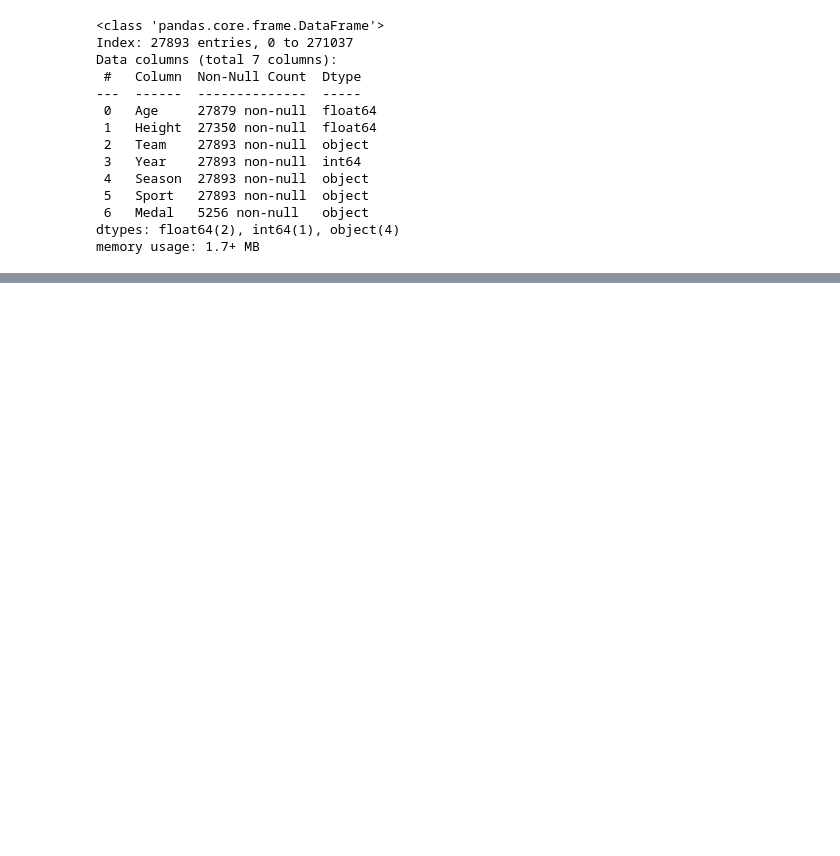
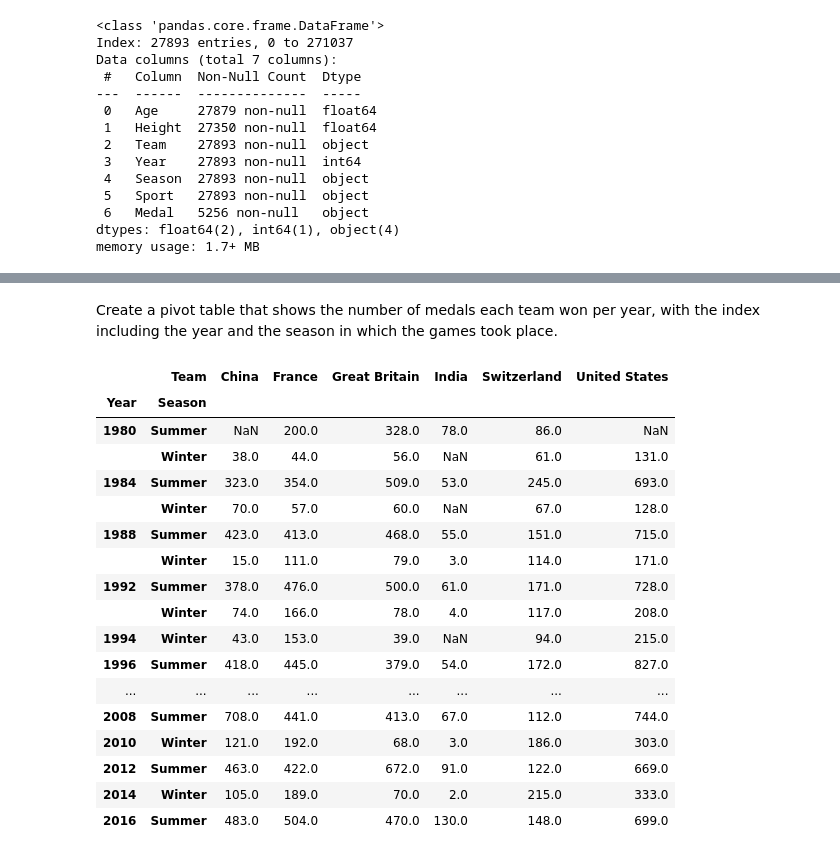
Before and after one commit to valatwork/excel-with-python-and-r, a Jupyter notebook: project/008P-workout-4.ipynb, the cells around one changed output, grey strips where cells are left out. Cells and saved outputs as stored; diff of their text form; code cells hidden in the pictures; blank space fills up the shorter version.

```diff
--- a/project/008P-workout-4.ipynb
+++ b/project/008P-workout-4.ipynb
@@ -332,0 +417,28 @@ memory usage: 1.7+ MB
+# %% [markdown]
+Create a pivot table that shows the number of medals each team won per year, with the index including the year and the season in which the games took place.
+# %%
+df.pivot_table(
+    index=['Year', 'Season'],
+    columns='Team',
+    values='Medal',
+    aggfunc='size',
+)
+# %% [output]
+|  | Team | China | France | Great Britain | India | Switzerland | United States |
+| Year | Season |  |  |  |  |  |  |
+| 1980 | Summer | NaN | 200.0 | 328.0 | 78.0 | 86.0 | NaN |
+|  | Winter | 38.0 | 44.0 | 56.0 | NaN | 61.0 | 131.0 |
+| 1984 | Summer | 323.0 | 354.0 | 509.0 | 53.0 | 245.0 | 693.0 |
+|  | Winter | 70.0 | 57.0 | 60.0 | NaN | 67.0 | 128.0 |
+| 1988 | Summer | 423.0 | 413.0 | 468.0 | 55.0 | 151.0 | 715.0 |
+|  | Winter | 15.0 | 111.0 | 79.0 | 3.0 | 114.0 | 171.0 |
+| 1992 | Summer | 378.0 | 476.0 | 500.0 | 61.0 | 171.0 | 728.0 |
+|  | Winter | 74.0 | 166.0 | 78.0 | 4.0 | 117.0 | 208.0 |
+| 1994 | Winter | 43.0 | 153.0 | 39.0 | NaN | 94.0 | 215.0 |
+| 1996 | Summer | 418.0 | 445.0 | 379.0 | 54.0 | 172.0 | 827.0 |
+| ... | ... | ... | ... | ... | ... | ... | ... |
+| 2008 | Summer | 708.0 | 441.0 | 413.0 | 67.0 | 112.0 | 744.0 |
+| 2010 | Winter | 121.0 | 192.0 | 68.0 | 3.0 | 186.0 | 303.0 |
+| 2012 | Summer | 463.0 | 422.0 | 672.0 | 91.0 | 122.0 | 669.0 |
+| 2014 | Winter | 105.0 | 189.0 | 70.0 | 2.0 | 215.0 | 333.0 |
+| 2016 | Summer | 483.0 | 504.0 | 470.0 | 130.0 | 148.0 | 699.0 |
```
Also changed, not shown: parts of 11 cells of this notebook, 3 other files.
